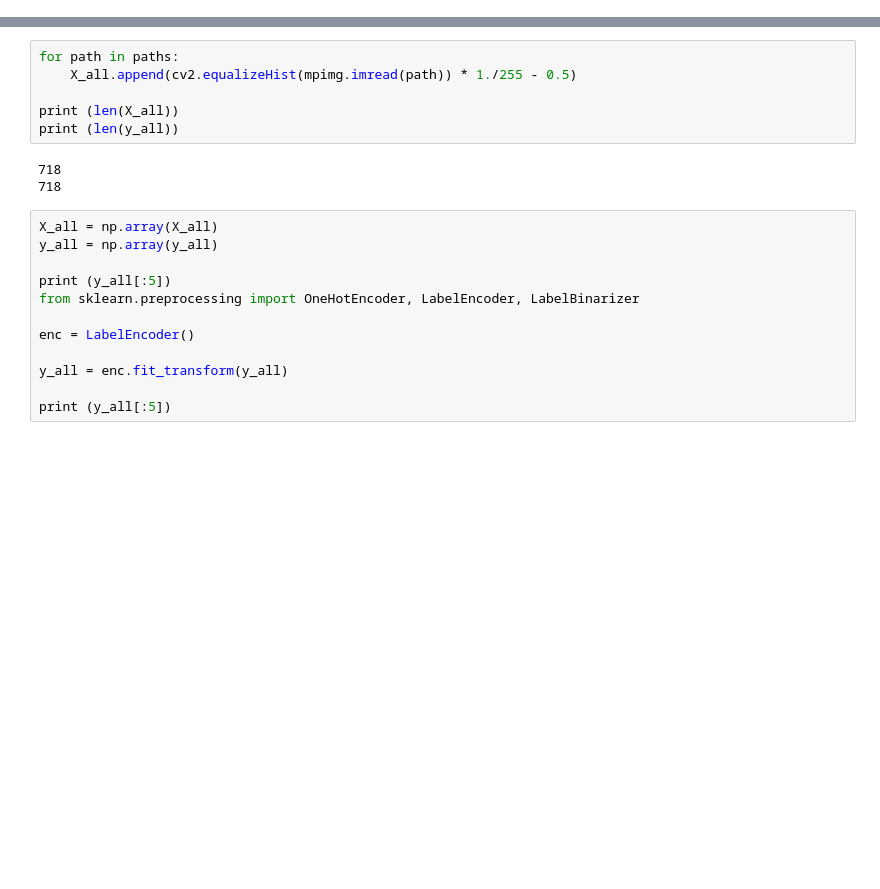
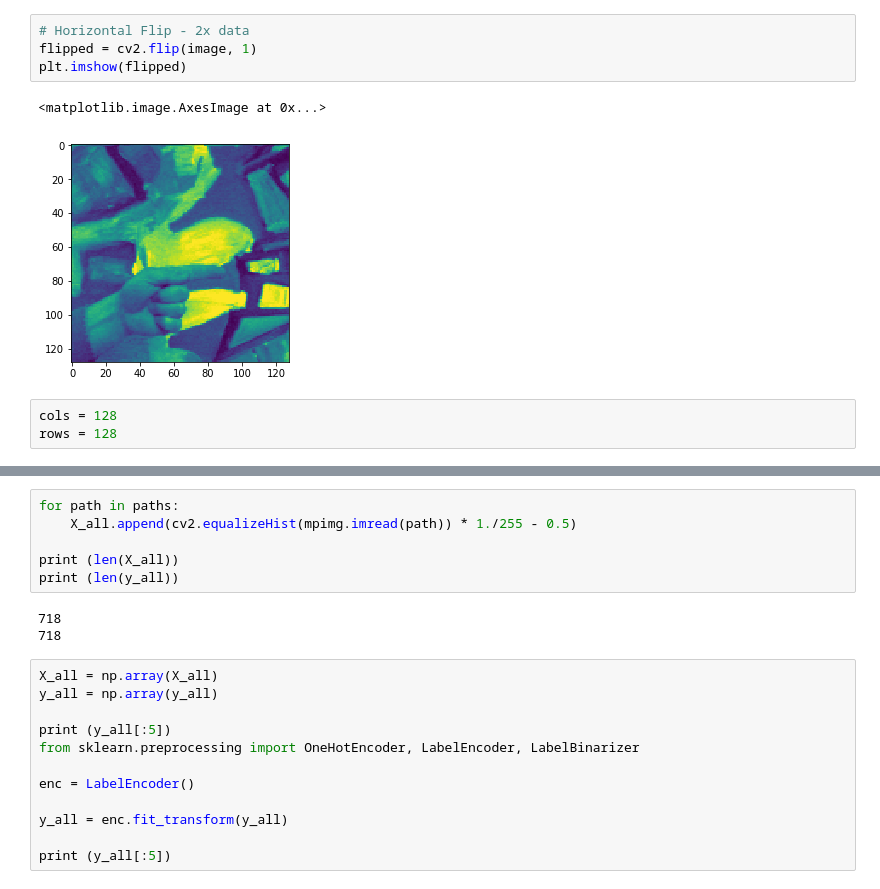
Before and after one commit to amanagarwal1993/gesture_krishit, a Jupyter notebook: Untitled.ipynb, the cells around one changed output, grey strips where cells are left out. Saved outputs shown, nothing was run; the diff lists cells and outputs as text; blank space fills up the shorter version.

```diff
--- a/Untitled.ipynb
+++ b/Untitled.ipynb
@@ -30,0 +64,10 @@ print (y_all)
+# %%
+# Horizontal Flip - 2x data
+flipped = cv2.flip(image, 1)
+plt.imshow(flipped)
+# %% [output]
+<matplotlib.image.AxesImage at 0x...>
+[figure, added]
+# %%
+cols = 128
+rows = 128
```
Also changed, not shown: parts of 7 cells of this notebook, 12 other files.
